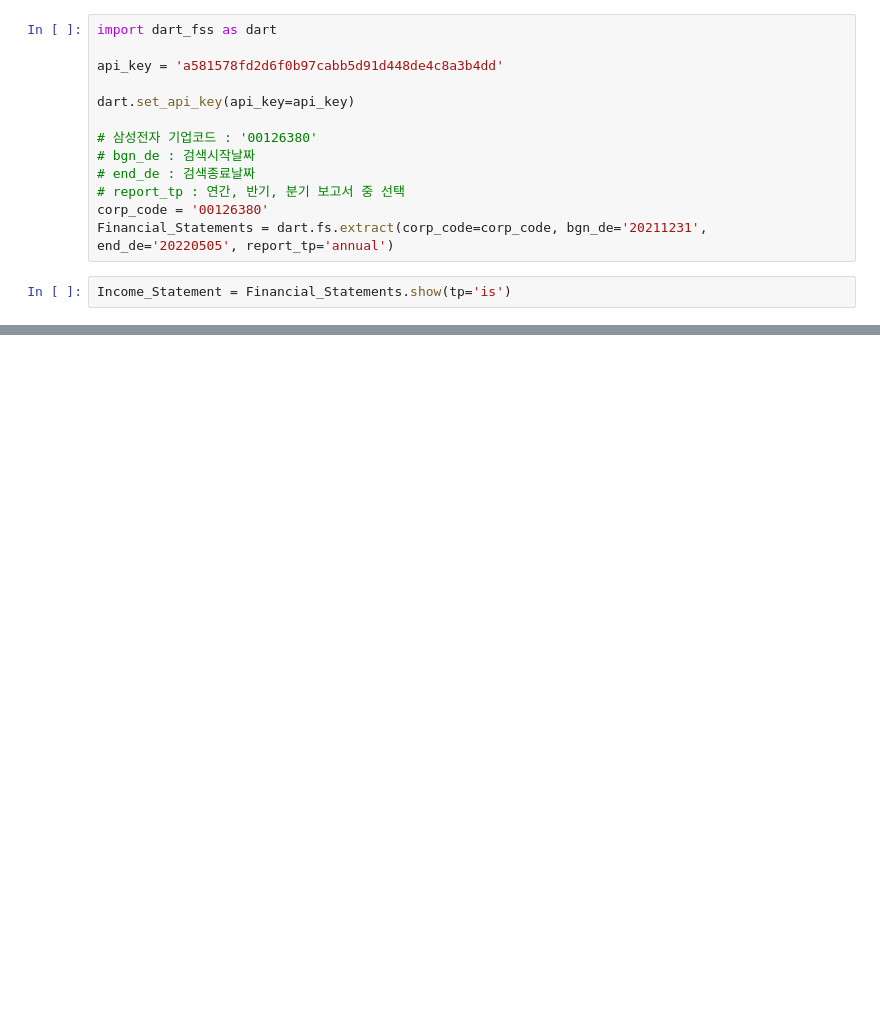
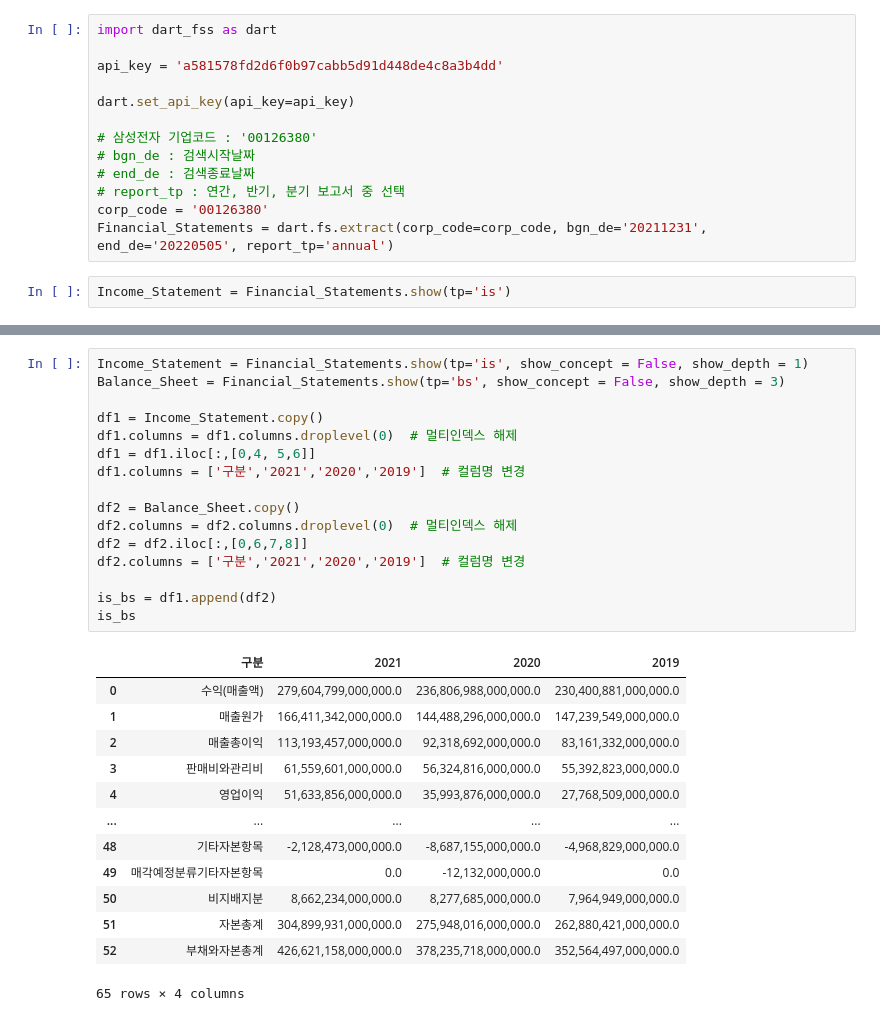
Before and after one commit to JMsuper/java-bondtypestock-investment-strategy, a Jupyter notebook: Untitled.ipynb, the cells around one changed output, grey strips where cells are left out. Cells and saved outputs as stored; diff of their text form; blank space fills up the shorter version.

Commit message:
net income extract

```diff
--- a/Untitled.ipynb
+++ b/Untitled.ipynb
@@ -50,0 +60,30 @@ MultiIndex([('[D310000] Income statement, by function of expense - Consolidated
+# %%
+Income_Statement = Financial_Statements.show(tp='is', show_concept = False, show_depth = 1)
+Balance_Sheet = Financial_Statements.show(tp='bs', show_concept = False, show_depth = 3)
+
+df1 = Income_Statement.copy()
+df1.columns = df1.columns.droplevel(0)  # 멀티인덱스 해제
+df1 = df1.iloc[:,[0,4, 5,6]]
+df1.columns = ['구분','2021','2020','2019']  # 컬럼명 변경
+
+df2 = Balance_Sheet.copy()
+df2.columns = df2.columns.droplevel(0)  # 멀티인덱스 해제
+df2 = df2.iloc[:,[0,6,7,8]]
+df2.columns = ['구분','2021','2020','2019']  # 컬럼명 변경
+
+is_bs = df1.append(df2)
+is_bs
+# %% [output]
+|  | 구분 | 2021 | 2020 | 2019 |
+| 0 | 수익(매출액) | 279,604,799,000,000.0 | 236,806,988,000,000.0 | 230,400,881,000,000.0 |
+| 1 | 매출원가 | 166,411,342,000,000.0 | 144,488,296,000,000.0 | 147,239,549,000,000.0 |
+| 2 | 매출총이익 | 113,193,457,000,000.0 | 92,318,692,000,000.0 | 83,161,332,000,000.0 |
+| 3 | 판매비와관리비 | 61,559,601,000,000.0 | 56,324,816,000,000.0 | 55,392,823,000,000.0 |
+| 4 | 영업이익 | 51,633,856,000,000.0 | 35,993,876,000,000.0 | 27,768,509,000,000.0 |
+| ... | ... | ... | ... | ... |
+| 48 | 기타자본항목 | -2,128,473,000,000.0 | -8,687,155,000,000.0 | -4,968,829,000,000.0 |
+| 49 | 매각예정분류기타자본항목 | 0.0 | -12,132,000,000.0 | 0.0 |
+| 50 | 비지배지분 | 8,662,234,000,000.0 | 8,277,685,000,000.0 | 7,964,949,000,000.0 |
+| 51 | 자본총계 | 304,899,931,000,000.0 | 275,948,016,000,000.0 | 262,880,421,000,000.0 |
+| 52 | 부채와자본총계 | 426,621,158,000,000.0 | 378,235,718,000,000.0 | 352,564,497,000,000.0 |
+65 rows × 4 columns
```
Also changed, not shown: parts of 2 cells of this notebook, 2 other files.
